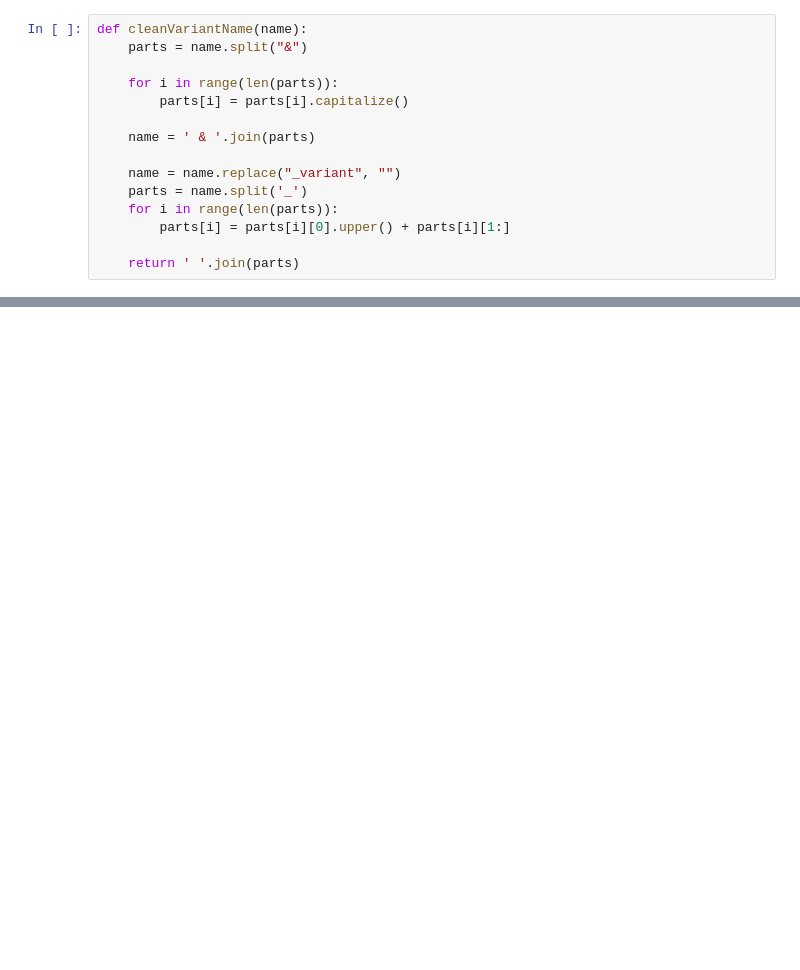
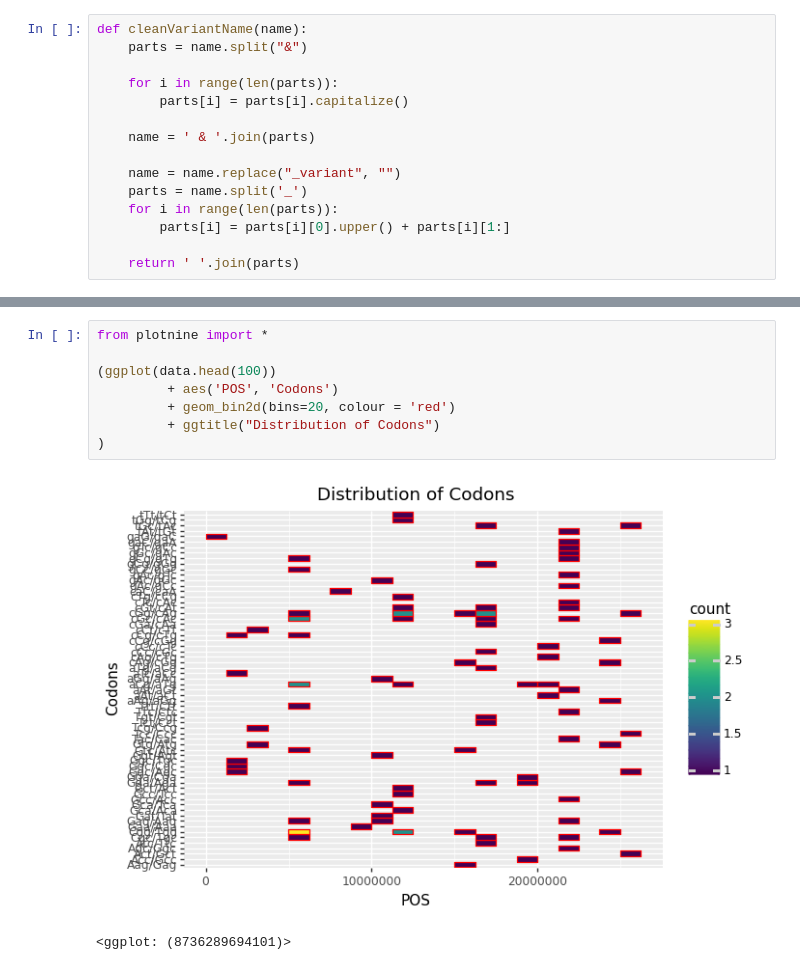
Before and after one commit to DataScience4Health-Fall2022/termproject-baymax, a Jupyter notebook: main.ipynb, the cells around one changed output, grey strips where cells are left out. Saved outputs shown, nothing was run; the diff lists cells and outputs as text; blank space fills up the shorter version.

```diff
--- a/main.ipynb
+++ b/main.ipynb
@@ -196,0 +252,11 @@ Text(0.5, 1.0, 'Top 10 Most Common Variant Types')
+# %%
+from plotnine import *
+
+(ggplot(data.head(100))
+         + aes('POS', 'Codons')
+         + geom_bin2d(bins=20, colour = 'red')
+         + ggtitle("Distribution of Codons")
+)
+# %% [output]
+[figure, added]
+<ggplot: (8736289694101)>
```
Also changed, not shown: parts of 11 cells of this notebook.
